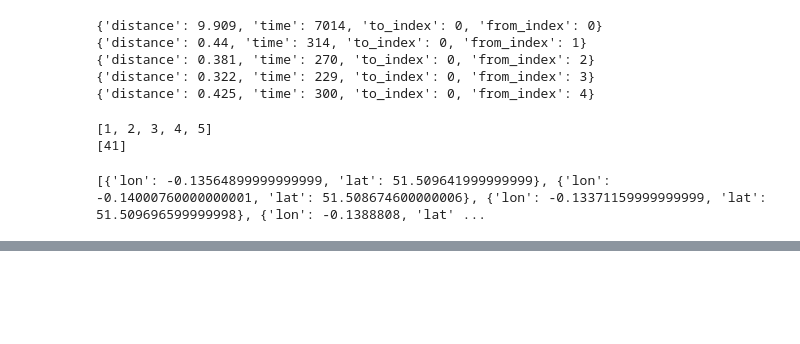
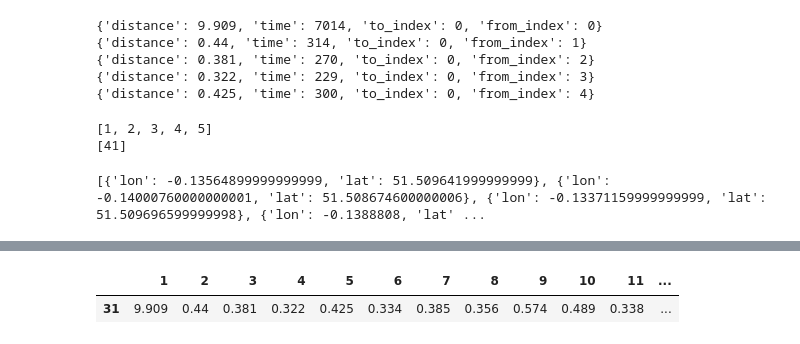
Before and after one commit to martinaustwick/PythonMapzen, a Jupyter notebook: mapzen_1.ipynb, the cells around one changed output, grey strips where cells are left out. Cells and saved outputs as stored; diff of their text form; code cells hidden in the pictures; blank space fills up the shorter version.

```diff
--- a/mapzen_1.ipynb
+++ b/mapzen_1.ipynb
@@ -37,7 +37,9 @@ key = keyJSON['key']
 # %% [markdown]
 # 1. Example query:
 # %%
-path=json.dumps({"locations":[{"lat":51.5079062,"lon":-0.1397546},{"lat":51.5096966,"lon":-0.1337116},{"lat":51.5096966,"lon":-0.1437116}], "costing":"pedestrian"})
+path=json.dumps({"sources":[{"lat":51.5079062,"lon":-0.1397546},{"lat":51.5096966,"lon":-0.1337116},{"lat":51.5096966,"lon":-0.1437116}], "targets":[{"lat":51.5079062,"lon":-0.1397546},{"lat":51.5096966,"lon":-0.1337116},{"lat":51.5096966,"lon":-0.1437116}], "costing":"pedestrian"})
+endpoint = "https://matrix.mapzen.com/sources_to_targets"
+
 #({"locations":[{"lat":40.744014,"lon":-73.990508},{"lat":40.739735,"lon":-73.979713},{"lat":40.752522,"lon":-73.985015},{"lat":40.750117,"lon":-73.983704},{"lat":40.750552,"lon":-73.993519}], "costing":"auto"})
 # %%
 #params = {"json": json.dumps(route), "api_key": key}
@@ -410,0 +580,5 @@ list(range(0,1))
+# %%
+mo.transpose()
+# %% [output]
+|  | 1 | 2 | 3 | 4 | 5 | 6 | 7 | 8 | 9 | 10 | 11 | ... |
+| 31 | 9.909 | 0.44 | 0.381 | 0.322 | 0.425 | 0.334 | 0.385 | 0.356 | 0.574 | 0.489 | 0.338 | ... |
```
Also changed, not shown: parts of 14 cells of this notebook.
